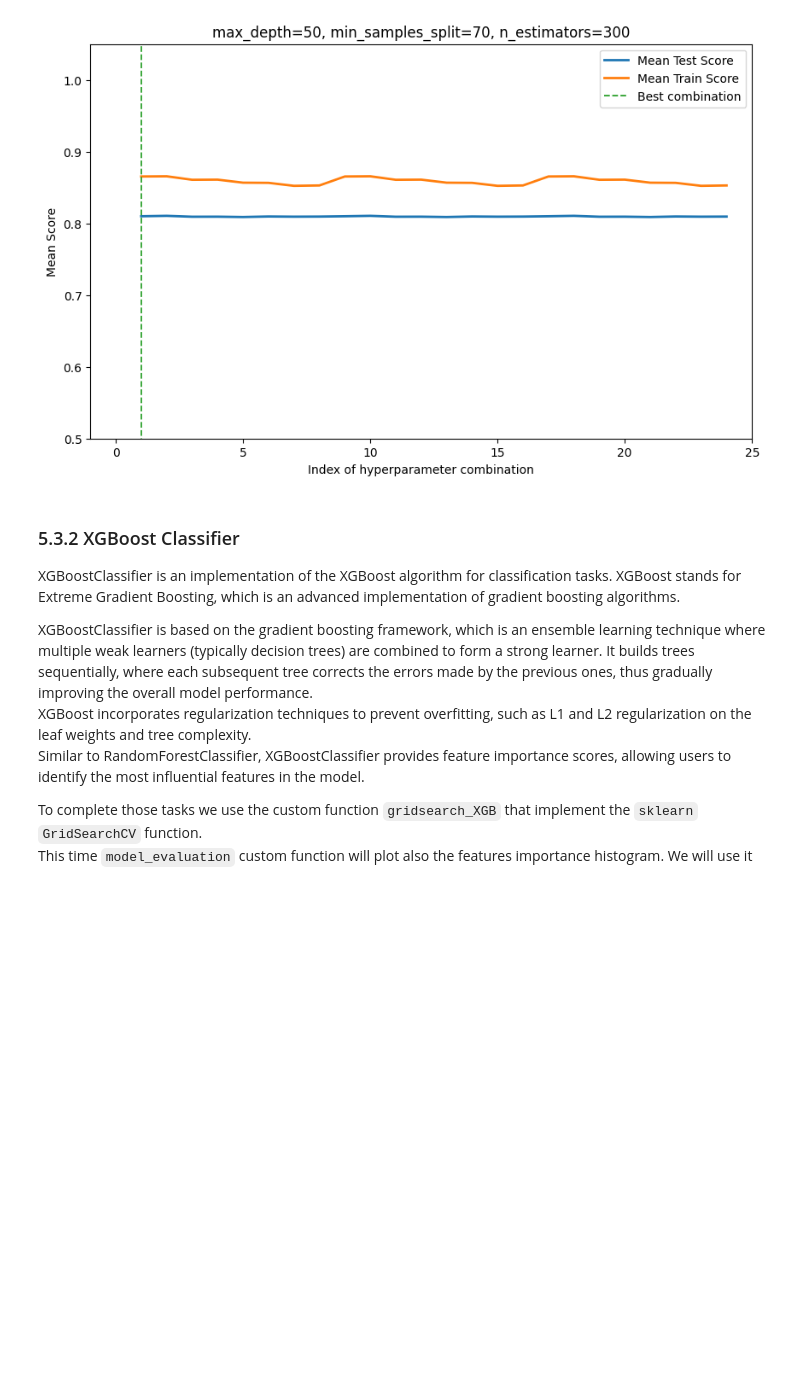
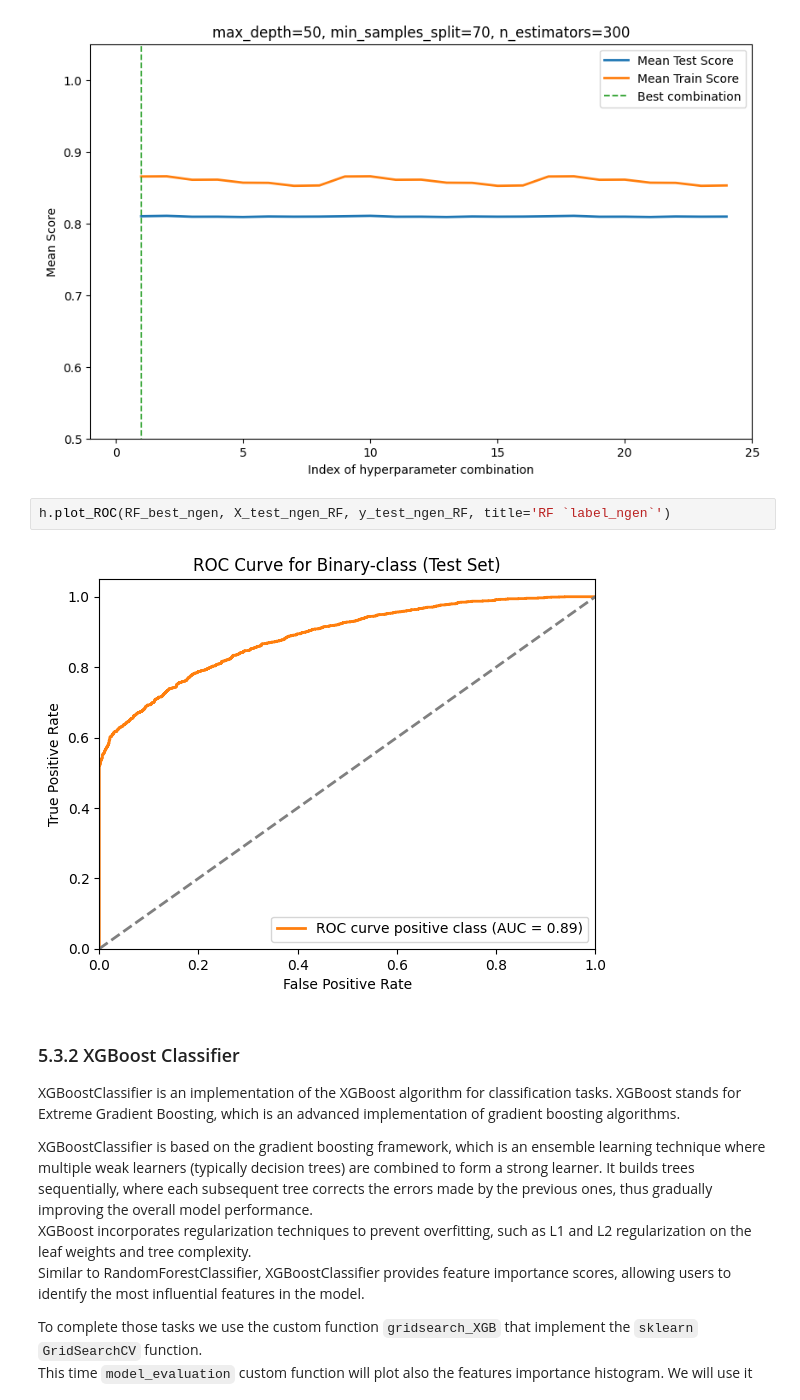
Before and after one commit to Berto70/hm_bbh, a Jupyter notebook: group_07_2324.ipynb, the cells around one changed output. Drawn from its saved outputs; the diff is of its cells as text; blank space fills up the shorter version.

```diff
--- a/group_07_2324.ipynb
+++ b/group_07_2324.ipynb
@@ -599,6 +603,10 @@ Test score (Accuracy): 0.7992105263157895
 h.gridsearch_scores(grid_search_ngen_RF)
 # %% [output]
 [figure]
+# %%
+h.plot_ROC(RF_best_ngen, X_test_ngen_RF, y_test_ngen_RF, title='RF `label_ngen`')
+# %% [output]
+[figure, added]
 # %% [markdown]
 ### 5.3.2 XGBoost Classifier
 
```
Also changed, not shown: parts of 7 cells of this notebook.
